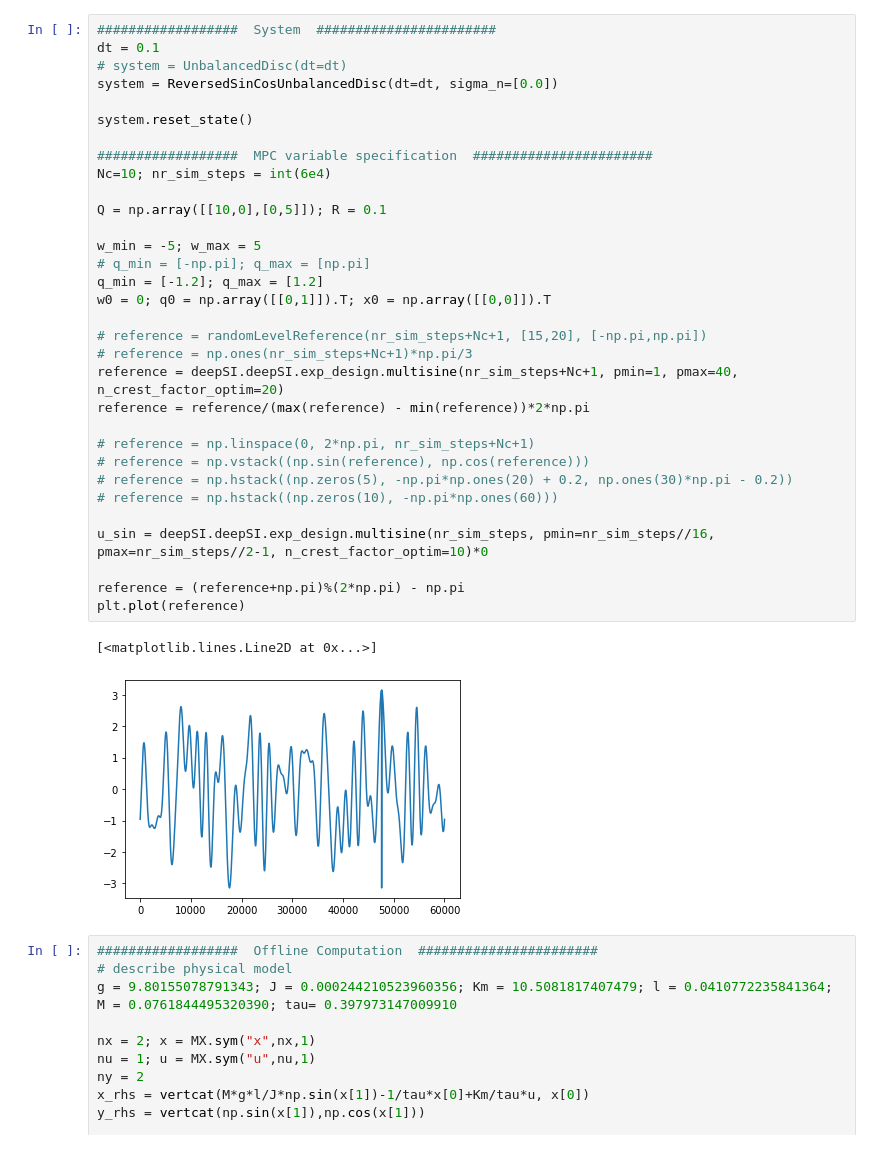
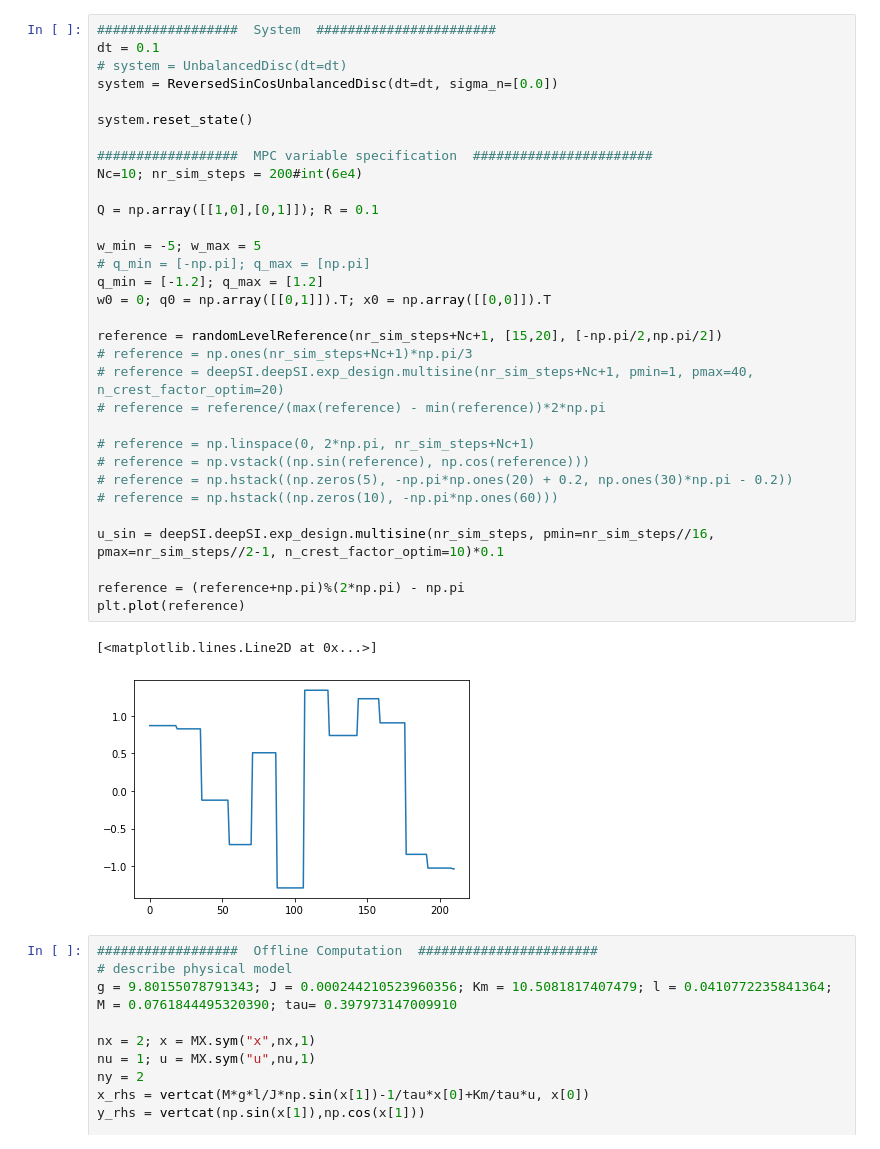
Before and after one commit to Mixxxxx358/NonlinearController, a Jupyter notebook: physical_nmpc_test.ipynb, the cells around one changed output. Cells and saved outputs as stored; diff of their text form.

```diff
--- a/physical_nmpc_test.ipynb
+++ b/physical_nmpc_test.ipynb
@@ -50,38 +11,38 @@ def my_rk4(x,u,f,dt,M):
 # %%
 ##################  System  #######################
 dt = 0.1
 # system = UnbalancedDisc(dt=dt)
 system = ReversedSinCosUnbalancedDisc(dt=dt, sigma_n=[0.0])
 
 system.reset_state()
 
 ##################  MPC variable specification  #######################
-Nc=10; nr_sim_steps = int(6e4)
+Nc=10; nr_sim_steps = 200#int(6e4)
 
-Q = np.array([[10,0],[0,5]]); R = 0.1
+Q = np.array([[1,0],[0,1]]); R = 0.1
 
 w_min = -5; w_max = 5
 # q_min = [-np.pi]; q_max = [np.pi]
 q_min = [-1.2]; q_max = [1.2]
 w0 = 0; q0 = np.array([[0,1]]).T; x0 = np.array([[0,0]]).T
 
-# reference = randomLevelReference(nr_sim_steps+Nc+1, [15,20], [-np.pi,np.pi])
+reference = randomLevelReference(nr_sim_steps+Nc+1, [15,20], [-np.pi/2,np.pi/2])
 # reference = np.ones(nr_sim_steps+Nc+1)*np.pi/3
-reference = deepSI.deepSI.exp_design.multisine(nr_sim_steps+Nc+1, pmin=1, pmax=40, n_crest_factor_optim=20)
-reference = reference/(max(reference) - min(reference))*2*np.pi
+# reference = deepSI.deepSI.exp_design.multisine(nr_sim_steps+Nc+1, pmin=1, pmax=40, n_crest_factor_optim=20)
+# reference = reference/(max(reference) - min(reference))*2*np.pi
 
 # reference = np.linspace(0, 2*np.pi, nr_sim_steps+Nc+1)
 # reference = np.vstack((np.sin(reference), np.cos(reference)))
 # reference = np.hstack((np.zeros(5), -np.pi*np.ones(20) + 0.2, np.ones(30)*np.pi - 0.2))
 # reference = np.hstack((np.zeros(10), -np.pi*np.ones(60)))
 
-u_sin = deepSI.deepSI.exp_design.multisine(nr_sim_steps, pmin=nr_sim_steps//16, pmax=nr_sim_steps//2-1, n_crest_factor_optim=10)*0
+u_sin = deepSI.deepSI.exp_design.multisine(nr_sim_steps, pmin=nr_sim_steps//16, pmax=nr_sim_steps//2-1, n_crest_factor_optim=10)*0.1
 
 reference = (reference+np.pi)%(2*np.pi) - np.pi
 plt.plot(reference)
 # %% [output]
 [<matplotlib.lines.Line2D at 0x...>]
-[figure, old version]
+[figure, new version]
 # %%
 ##################  Offline Computation  #######################
 # describe physical model
```
Also changed, not shown: parts of 12 cells of this notebook, 2 other files.
